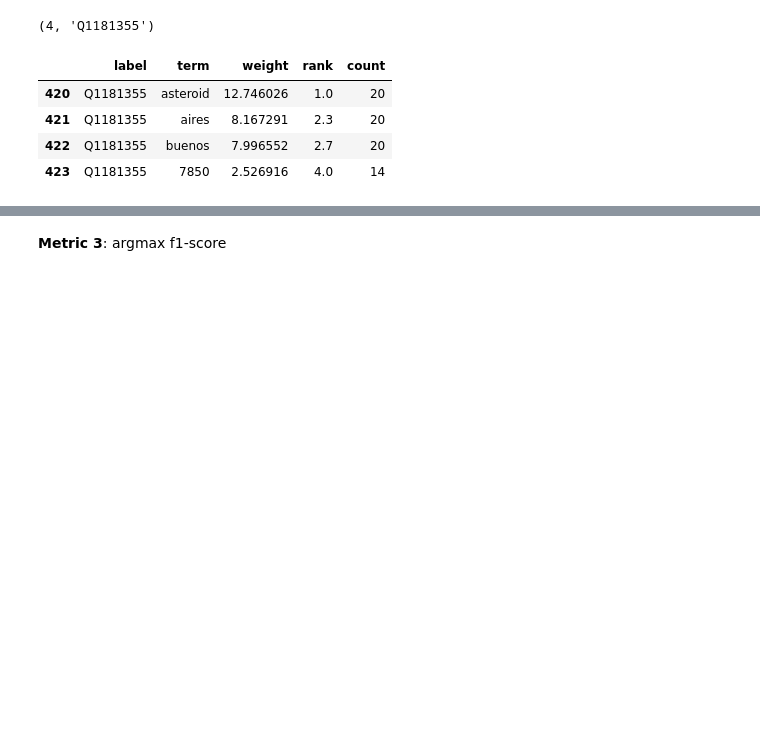
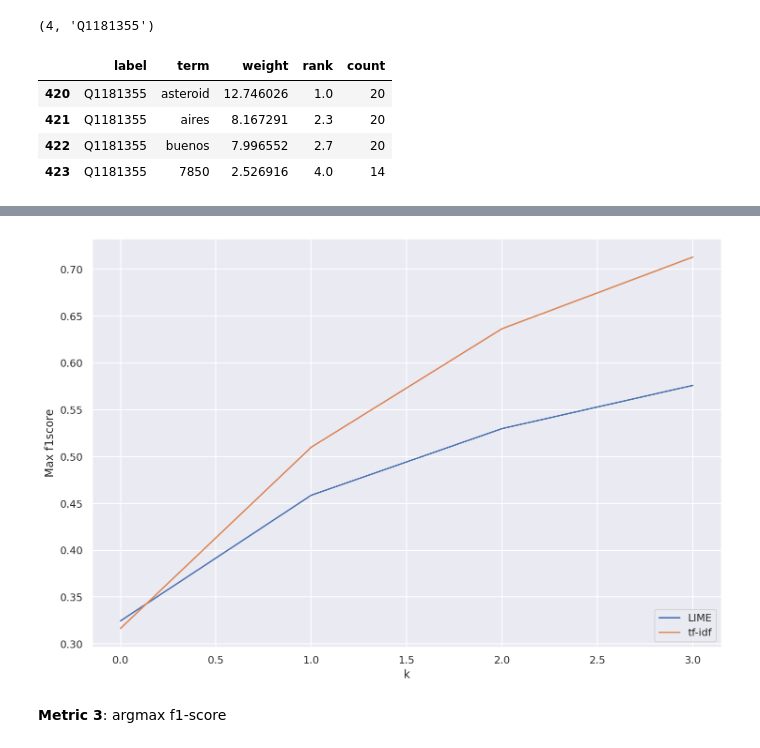
Before and after one commit to jermathew/E2L, a Jupyter notebook: notebooks/evaluation/wikidata_v2_eval.ipynb, the cells around one changed output, grey strips where cells are left out. Cells and saved outputs as stored; diff of their text form; code cells hidden in the pictures; blank space fills up the shorter version.

```diff
--- a/notebooks/evaluation/wikidata_v2_eval.ipynb
+++ b/notebooks/evaluation/wikidata_v2_eval.ipynb
@@ -191,3 +181,14 @@ fig.show()
+# %%
+compare_lineplots(list(range(min_k)),
+                  lime_max_f1score_avg,
+                  baseline_max_f1score_avg,
+                  'LIME',
+                  'tf-idf',
+                  'k',
+                  'Max f1score',
+                  use_plotly)
+# %% [output]
+[figure, added]
 # %% [markdown]
 **Metric 3**: argmax f1-score
 # %%
```
Also changed, not shown: parts of 28 cells of this notebook, 2 other files.
